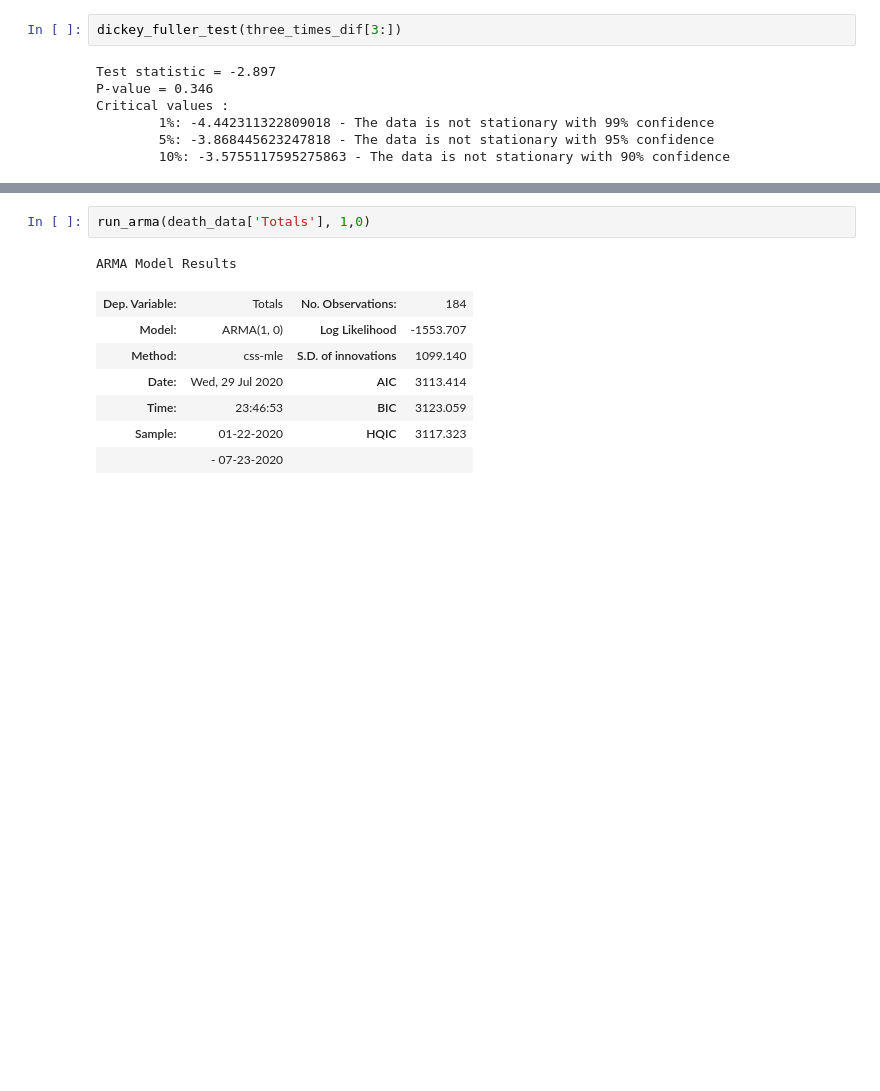
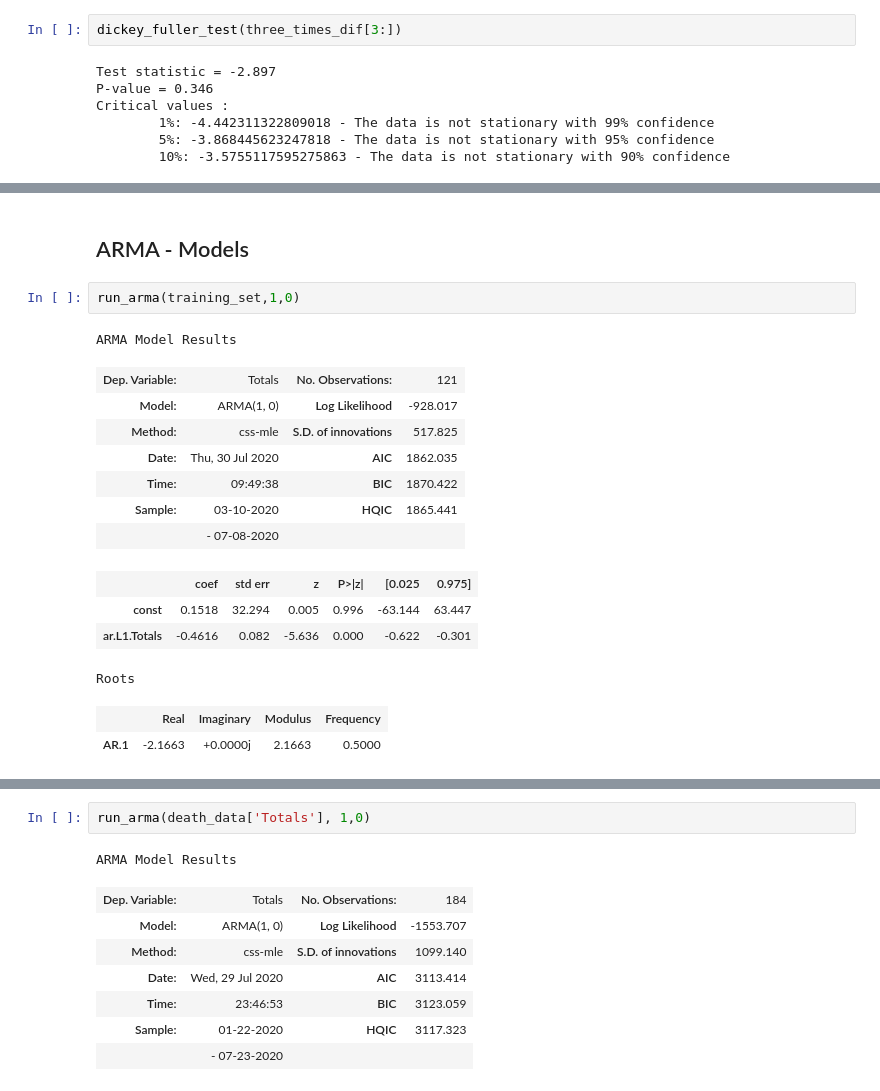
Before and after one commit to GabeSArn/time_series, a Jupyter notebook: index_ga.ipynb, the cells around one changed output, grey strips where cells are left out. Drawn from its saved outputs; the diff is of its cells as text; blank space fills up the shorter version.

```diff
--- a/index_ga.ipynb
+++ b/index_ga.ipynb
@@ -234,0 +236,19 @@ Roots
+# %% [markdown]
+## ARMA - Models
+# %%
+run_arma(training_set,1,0)
+# %% [output]
+ARMA Model Results
+| Dep. Variable: | Totals | No. Observations: | 121 |
+| Model: | ARMA(1, 0) | Log Likelihood | -928.017 |
+| Method: | css-mle | S.D. of innovations | 517.825 |
+| Date: | Thu, 30 Jul 2020 | AIC | 1862.035 |
+| Time: | 09:49:38 | BIC | 1870.422 |
+| Sample: | 03-10-2020 | HQIC | 1865.441 |
+|  | - 07-08-2020 |  |  |
+|  | coef | std err | z | P>|z| | [0.025 | 0.975] |
+| const | 0.1518 | 32.294 | 0.005 | 0.996 | -63.144 | 63.447 |
+| ar.L1.Totals | -0.4616 | 0.082 | -5.636 | 0.000 | -0.622 | -0.301 |
+Roots
+|  | Real | Imaginary | Modulus | Frequency |
+| AR.1 | -2.1663 | +0.0000j | 2.1663 | 0.5000 |
```
Also changed, not shown: parts of 41 cells of this notebook, 2 other files.
